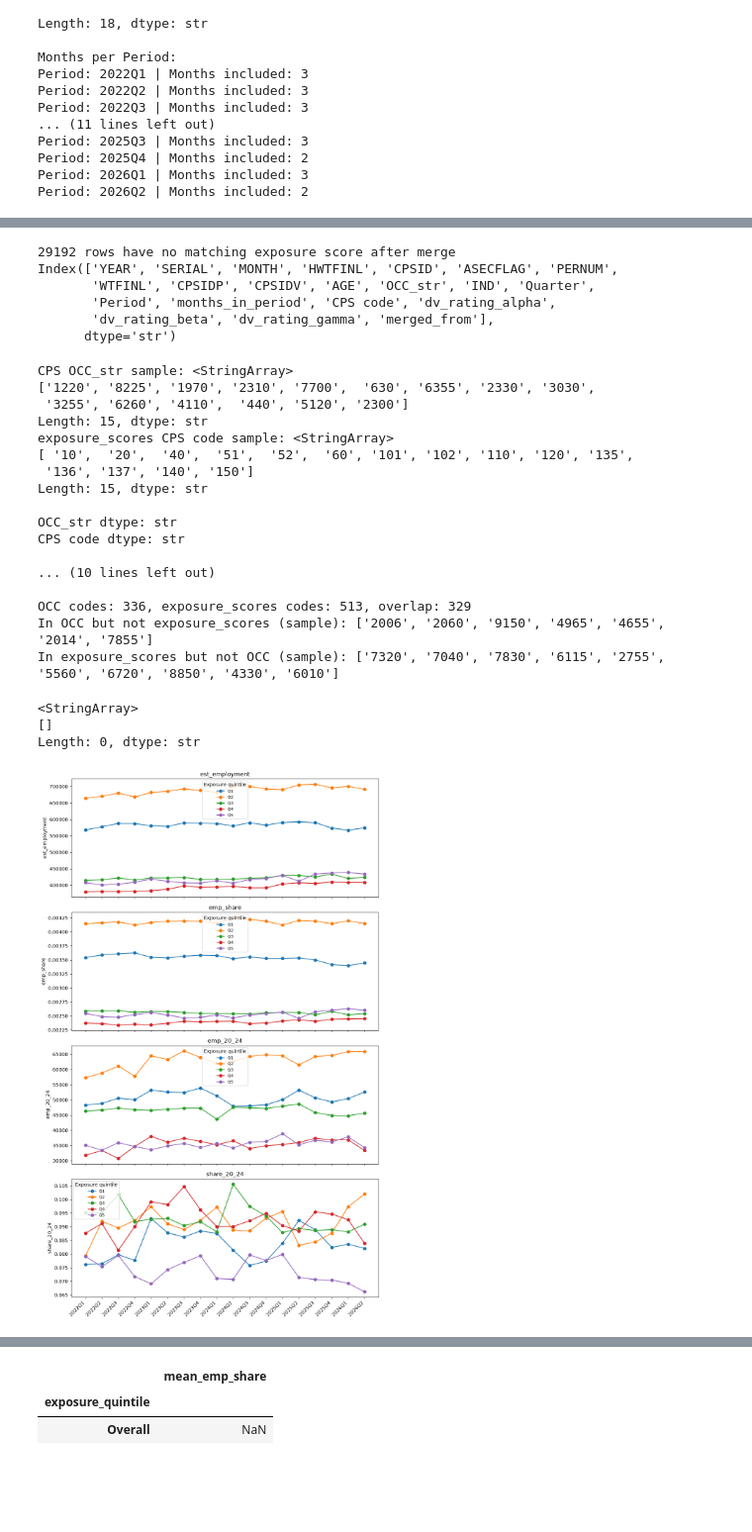
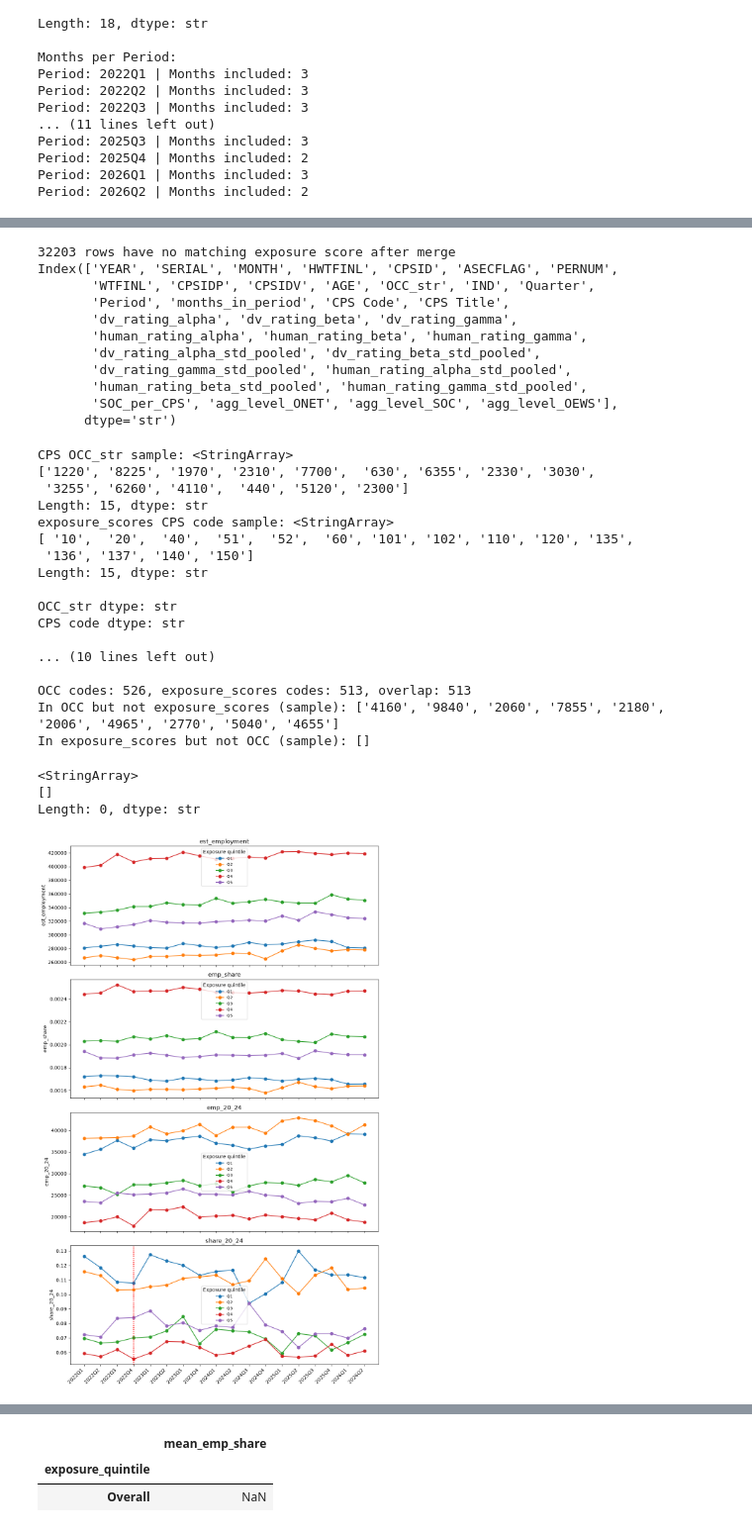
Before and after one commit to eamin-a/ai-exposure-labor-impacts-thesis, a Jupyter notebook: src/analysis.ipynb, the cells around one changed output, grey strips where cells are left out. Shown at 99% size. Drawn from its saved outputs; the diff is of its cells as text; code cells hidden in the pictures; blank space fills up the shorter version.

Commit message:
Cell count filtering logic + tests for selection

```diff
--- a/src/analysis.ipynb
+++ b/src/analysis.ipynb
@@ -4,21 +4,20 @@ import pandas as pd
 import numpy as np
 import matplotlib.pyplot as plt
 # %%
-df = pd.read_csv('../data/cps_00012.csv')
-exposure_scores = pd.read_csv('../data/final_exposure.csv')
+df_raw = pd.read_csv('../data/cps_00012.csv')
+exposure_scores = pd.read_csv('../data/full_exposure_reduced.csv')
 
-df = df[(df['OCC'] != 0) & (df['OCC'].notna())]
+df_raw = df_raw[(df_raw['OCC'] != 0) & (df_raw['OCC'].notna())]
 # %%
-CPS_FILE      = '../data/cps_raw.csv'      # your CPS extract
 OCC_COL       = 'OCC'                      # raw occupation code column in CPS data
 WEIGHT_COL    = 'WTFINL'                   # CPS weight (basic monthly: WTFINL; ORG: EARNWT)
 AGE_COL       = 'AGE'
-INDEX_OCC_COL = 'CPS code'                 # occupation code column in exposure_score
-EXPOSURE_COL  = 'dv_rating_alpha'           # rename to whatever you call it
-MIN_CELL_SIZE = 30                         # minimum unweighted obs per occ-period cell
+INDEX_OCC_COL = 'CPS Code'                 # occupation code column in exposure_score
+EXPOSURE_COL  = 'dv_rating_beta'           # rename to whatever you call it
+MIN_CELL_SIZE =  0                      # minimum unweighted obs per occ-period cell
 # %%
-df[OCC_COL] = df[OCC_COL].astype(float).astype(int).astype(str)
-df= df.rename(columns={OCC_COL: 'OCC_str'})
+df_raw[OCC_COL] = df_raw[OCC_COL].astype(float).astype(int).astype(str)
+df = df_raw.rename(columns={OCC_COL: 'OCC_str'})
 
 exposure_scores[INDEX_OCC_COL] = exposure_scores[INDEX_OCC_COL].astype(float).astype(int).astype(str)
 # %%
@@ -98,11 +97,11 @@ Kept 336 occupations out of 526
 # ============================================================
 # 5. Merge in exposure index (per-occupation, time-invariant)
 # ============================================================
-exposure_scores['CPS code'] = exposure_scores['CPS code'].astype(float).astype(int).astype(str)
+exposure_scores[INDEX_OCC_COL] = exposure_scores[INDEX_OCC_COL].astype(float).astype(int).astype(str)
 
 df_valid = df_valid.merge(
     exposure_scores,
-    left_on='OCC_str', right_on='CPS code', how='left'
+    left_on='OCC_str', right_on=INDEX_OCC_COL, how='left'
 )
 
 missing_idx = df_valid[EXPOSURE_COL].isna().sum()
@@ -110,11 +109,16 @@ print(f"{missing_idx} rows have no matching exposure score after merge")
 
 print(df_valid.columns)
 # %% [output]
-29192 rows have no matching exposure score after merge
+32203 rows have no matching exposure score after merge
 Index(['YEAR', 'SERIAL', 'MONTH', 'HWTFINL', 'CPSID', 'ASECFLAG', 'PERNUM',
        'WTFINL', 'CPSIDP', 'CPSIDV', 'AGE', 'OCC_str', 'IND', 'Quarter',
-       'Period', 'months_in_period', 'CPS code', 'dv_rating_alpha',
-       'dv_rating_beta', 'dv_rating_gamma', 'merged_from'],
+       'Period', 'months_in_period', 'CPS Code', 'CPS Title',
+       'dv_rating_alpha', 'dv_rating_beta', 'dv_rating_gamma',
+       'human_rating_alpha', 'human_rating_beta', 'human_rating_gamma',
+       'dv_rating_alpha_std_pooled', 'dv_rating_beta_std_pooled',
+       'dv_rating_gamma_std_pooled', 'human_rating_alpha_std_pooled',
+       'human_rating_beta_std_pooled', 'human_rating_gamma_std_pooled',
+       'SOC_per_CPS', 'agg_level_ONET', 'agg_level_SOC', 'agg_level_OEWS'],
       dtype='str')
 # %%
 # Compare the actual values on both sides
@@ -149,9 +153,9 @@ CPS code dtype: str
 
 ... (10 lines left out)
 
-OCC codes: 336, exposure_scores codes: 513, overlap: 329
-In OCC but not exposure_scores (sample): ['2006', '2060', '9150', '4965', '4655', '2014', '7855']
-In exposure_scores but not OCC (sample): ['7320', '7040', '7830', '6115', '2755', '5560', '6720', '8850', '4330', '6010']
+OCC codes: 526, exposure_scores codes: 513, overlap: 513
+In OCC but not exposure_scores (sample): ['4160', '9840', '2060', '7855', '2180', '2006', '4965', '2770', '5040', '4655']
+In exposure_scores but not OCC (sample): []
 # %%
 df_valid.dropna(subset=[EXPOSURE_COL], inplace=True)
 df_valid[df_valid[EXPOSURE_COL].isna()]['OCC_str'].unique()
@@ -220,35 +224,36 @@ for stat in stats:
 # ============================================================
 # 8. Quintile the exposure score, plot each statistic's quintile-mean trend
 # ============================================================
 occ_exposure_df = occ_exposure.dropna().to_frame()
 occ_exposure_df['exposure_quintile'] = pd.qcut(
     occ_exposure_df[EXPOSURE_COL], 5, labels=[f'Q{i}' for i in range(1, 6)]
 )
 
 periods_sorted = sorted(occ_period['Period'].unique())
 
 fig, axes = plt.subplots(len(stats), 1, figsize=(10, 4 * len(stats)), sharex=True)
 
 for ax, stat in zip(axes, stats):
     df_wide = pivots[stat].join(occ_exposure_df['exposure_quintile'], how='inner')
     quintile_means = df_wide.groupby('exposure_quintile')[periods_sorted].mean()
 
+
     for q in quintile_means.index:
         ax.plot(periods_sorted, quintile_means.loc[q], marker='o', label=q)
 
     ax.set_title(stat)
     ax.set_ylabel(stat)
 
     # Explicitly set ticks and labels for every period
     ax.set_xticks(range(len(periods_sorted)))
+    plt.axvline(x=3, color='r', linestyle=':')
     ax.set_xticklabels(periods_sorted, rotation=45, ha='right')
-
     ax.legend(title='Exposure quintile', fontsize=8)
 
 plt.tight_layout()
 plt.show()
 # %% [output]
-[figure, old version]
+[figure, new version]
 # %%
 baseline = occ_period[occ_period['Period'] == '2022Q2']
 print(baseline['share_20_24'].mean())
```
Also changed, not shown: parts of 7 cells of this notebook, 14 other files.
